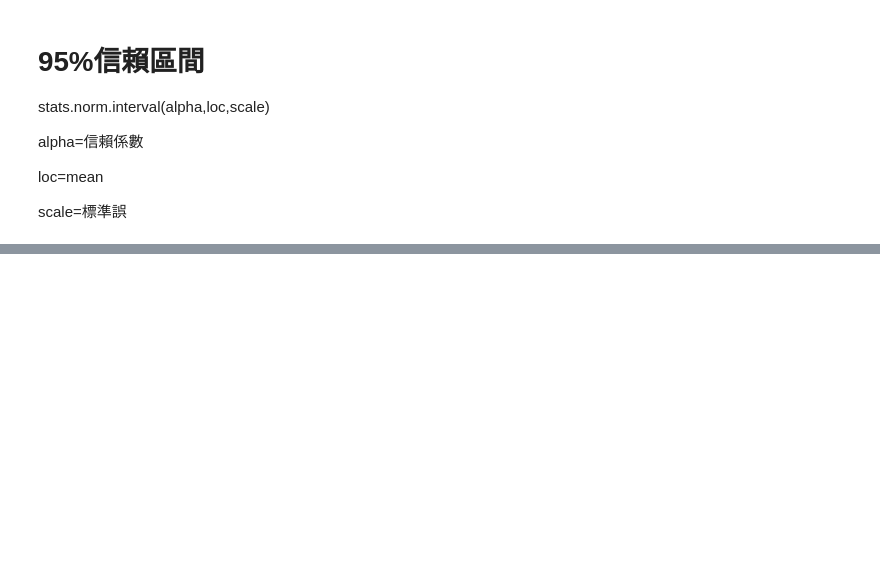
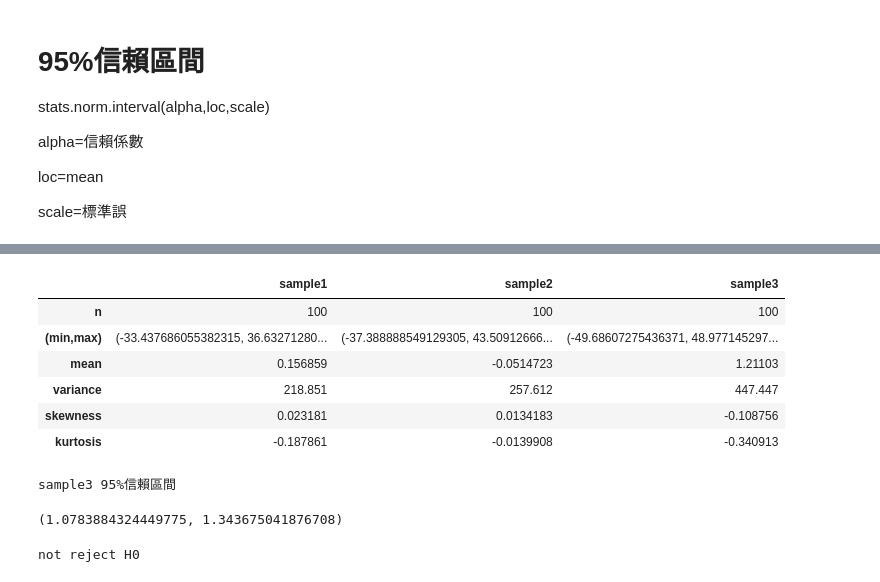
Before and after one commit to charlie11438/note, a Jupyter notebook: python_stats/stats0508.ipynb, the cells around one changed output, grey strips where cells are left out. Saved outputs shown, nothing was run; the diff lists cells and outputs as text; code cells hidden in the pictures; blank space fills up the shorter version.

```diff
--- a/python_stats/stats0508.ipynb
+++ b/python_stats/stats0508.ipynb
@@ -125,0 +134,4 @@ reject H0
+# %%
+n3=list(4*np.random.randn(1000)*5)
+original['sample3']=random.sample(n3,100)
+original.head()
@@ -125,0 +145,28 @@ reject H0
+# %%
+descri['sample3']=list(stats.describe(original.loc[:,'sample3']))
+descri
+# %% [output]
+|  | sample1 | sample2 | sample3 |
+| n | 100 | 100 | 100 |
+| (min,max) | (-33.437686055382315, 36.63271280... | (-37.388888549129305, 43.50912666... | (-49.68607275436371, 48.977145297... |
+| mean | 0.156859 | -0.0514723 | 1.21103 |
+| variance | 218.851 | 257.612 | 447.447 |
+| skewness | 0.023181 | 0.0134183 | -0.108756 |
+| kurtosis | -0.187861 | -0.0139908 | -0.340913 |
+# %%
+print('sample3 95%信賴區間')
+stats.norm.interval(0.05,loc=original.loc[:,'sample3'].mean(),scale=stats.sem(original.loc[:,'sample3']))
+# %% [output]
+sample3 95%信賴區間
+(1.0783884324449775, 1.343675041876708)
+# %%
+anova=np.array(stats.f_oneway(original.loc[:,'sample1'],original.loc[:,'sample2'],original.loc[:,'sample3']))
+an=pd.DataFrame()
+an['value']=anova
+an.index=['statistic','p-value']
+if float(an.loc[an.index=='p-value','value'])>0.05:
+  print('not reject H0')
+else:
+  print('reject H0')
+# %% [output]
+not reject H0
```
Also changed, not shown: parts of 10 cells of this notebook.
